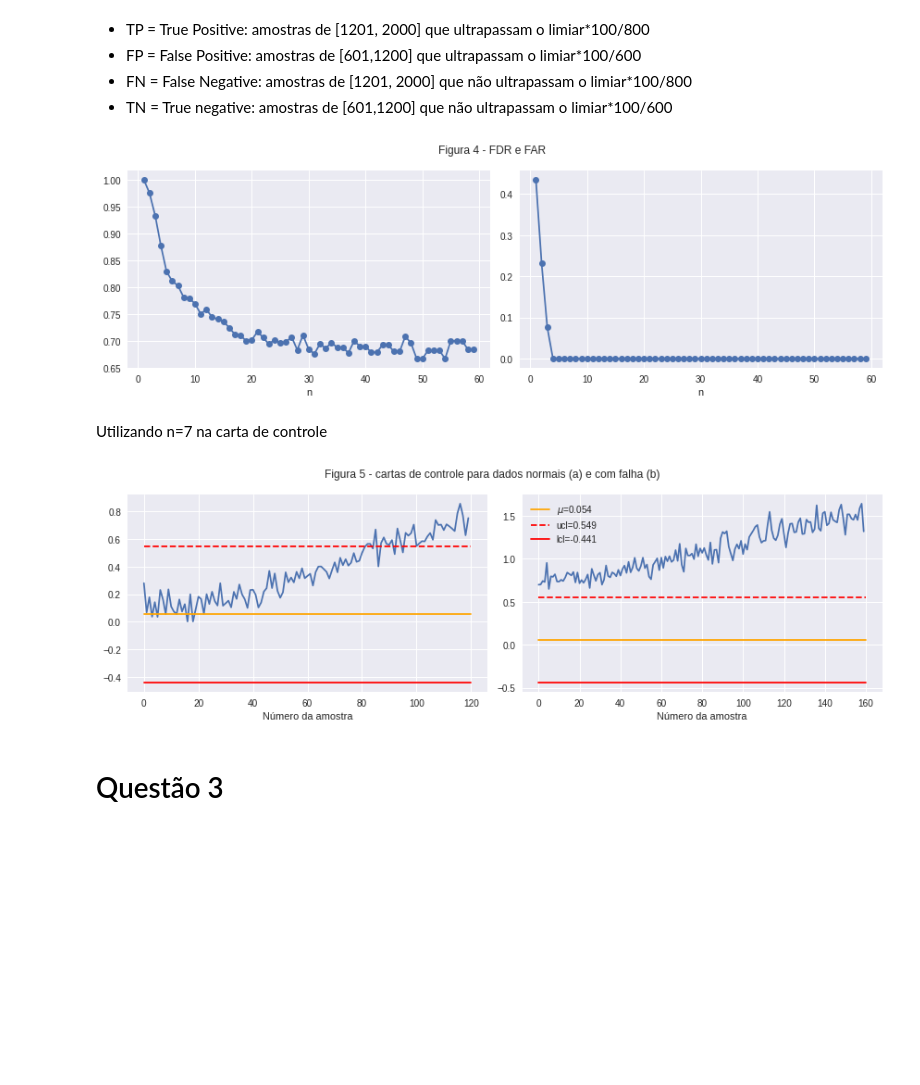
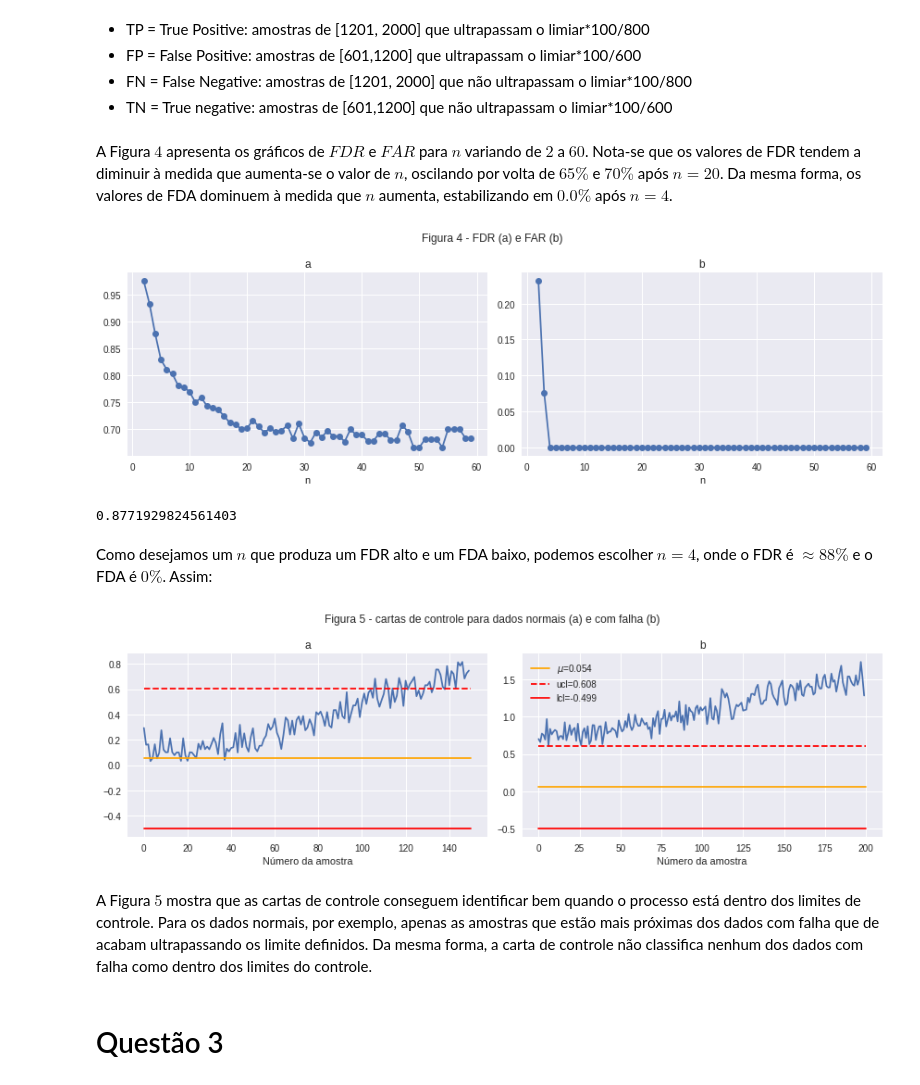
Before and after one commit to ifribeiro/TEI-EstApl, a Jupyter notebook: EPC10.ipynb, the cells around one changed output. Saved outputs shown, nothing was run; the diff lists cells and outputs as text; code cells hidden in the pictures; blank space fills up the shorter version.

```diff
--- a/EPC10.ipynb
+++ b/EPC10.ipynb
@@ -182,46 +197,54 @@ fars = [FAR(fn,tn) for fn, tn in zip(n_ultrapassam_falha, n_ultrapassam_normal)]
+# %% [markdown]
+A Figura $4$ apresenta os gráficos de $FDR$ e $FAR$ para $n$ variando de $2$ a $60$. Nota-se que os valores de FDR tendem a diminuir à medida que aumenta-se o valor de $n$, oscilando por volta de $65\%$ e $70\%$ após $n=20$. Da mesma forma, os valores de FDA dominuem à medida que $n$ aumenta, estabilizando em $0.0\%$ após $n=4$.
 # %%
 fig, ax = plt.subplots(figsize=(12,4), ncols=2)
 ax[0].plot(lista_n, fdrs, marker='o')
 ax[1].plot(lista_n, fars, marker='o')
+ax[0].set_title("a")
 ax[0].set_xlabel("n")
 ax[1].set_xlabel("n")
-plt.suptitle("Figura 4 - FDR e FAR")
+ax[1].set_title("b")
+plt.suptitle("Figura 4 - FDR (a) e FAR (b)")
 plt.tight_layout();
 # %% [output]
-[figure, old version]
+[figure, new version]
-# %% [markdown]
-Utilizando n=7 na carta de controle
+# %%
+fdrs[2]
+# %% [output]
+0.8771929824561403
+# %% [markdown]
+Como desejamos um $n$ que produza um FDR alto e um FDA baixo, podemos escolher $n=4$, onde o FDR é $\approx 88\%$ e o FDA é $0\%$. Assim:
 # %%
-N = 5
+N = 4
 ucl2, lcl2 = controle(media_residuos, std_residuos, N, s=6)
 amostras_xnormal_c, amostras_ynormal_c = get_amostras(X_normal, Y_normal, N)
 medias_normais_c, _ = calc_media_desvio_residuos(amostras_xnormal_c, amostras_ynormal_c, b0, b1, N)
-
-N = 5
 amostras_xfalha_c, amostras_yfalha_c = get_amostras(X_falha, Y_falha, N)
 medias_falha_c, _ = calc_media_desvio_residuos(amostras_xfalha_c, amostras_yfalha_c, b0, b1, N)
 # %%
 fig, ax = plt.subplots(figsize=(12,4), ncols=2)
 x = np.arange(len(medias_normais_c))
 ax[0].plot(x, medias_normais_c)
 ax[0].plot([0, len(x)], [media_residuos, media_residuos], c='orange', label=r'$\mu$={:.3f}'.format(media_residuos))
 ax[0].plot([0, len(x)], [ucl2, ucl2], ls='--', c='red', label='ucl={:.3f}'.format(ucl2))
 ax[0].plot([0, len(x)], [lcl2, lcl2], c='red', label='lcl={:.3f}'.format(lcl2))
-# plt.title("Figura 5 - Limites com x% de amostras normais dentro do controle")
+ax[0].set_title("a")
 ax[0].set_xlabel("Número da amostra")
 
 x = np.arange(len(medias_falha_c))
 ax[1].plot(x, medias_falha_c)
 ax[1].plot([0, len(x)], [media_residuos, media_residuos], c='orange', label=r'$\mu$={:.3f}'.format(media_residuos))
 ax[1].plot([0, len(x)], [ucl2, ucl2], ls='--', c='red', label='ucl={:.3f}'.format(ucl2))
 ax[1].plot([0, len(x)], [lcl2, lcl2], c='red', label='lcl={:.3f}'.format(lcl2))
-# plt.title("Figura 6 - x% de amostras com falha fora dos limites")
+ax[1].set_title("b")
 ax[1].set_xlabel("Número da amostra")
 plt.suptitle("Figura 5 - cartas de controle para dados normais (a) e com falha (b)")
 plt.tight_layout()
 plt.legend();
 # %% [output]
-[figure, old version]
+[figure, new version]
+# %% [markdown]
+A Figura $5$ mostra que as cartas de controle conseguem identificar bem quando o processo está dentro dos limites de controle. Para os dados normais, por exemplo, apenas as amostras que estão mais próximas dos dados com falha que de acabam ultrapassando os limite definidos. Da mesma forma, a carta de controle não classifica nenhum dos dados com falha como dentro dos limites do controle.
 # %% [markdown]
 # Questão 3
 # %%
```
Also changed, not shown: parts of 20 cells of this notebook.
